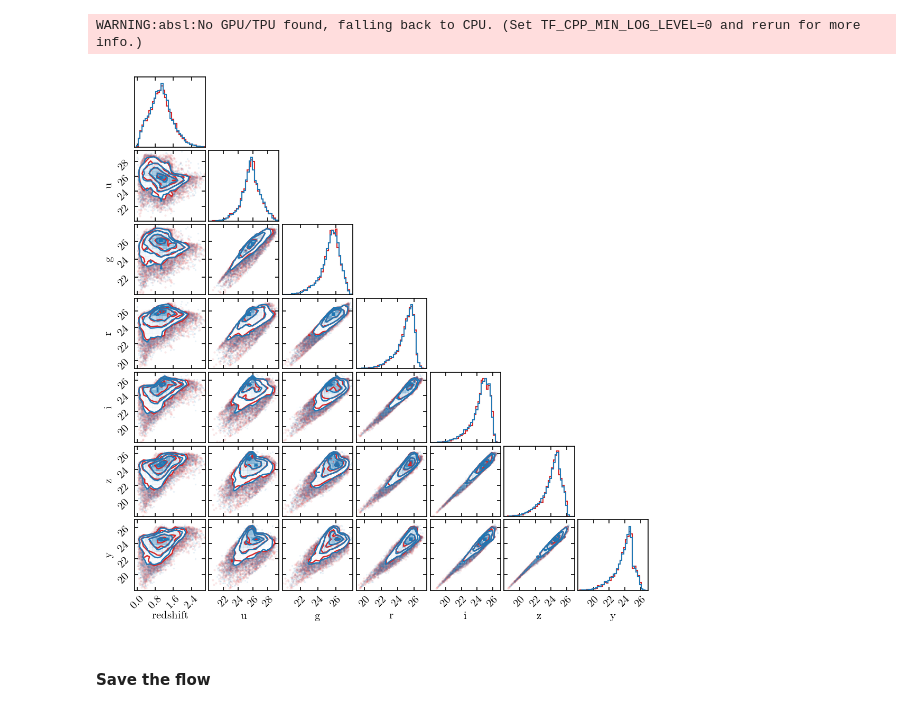
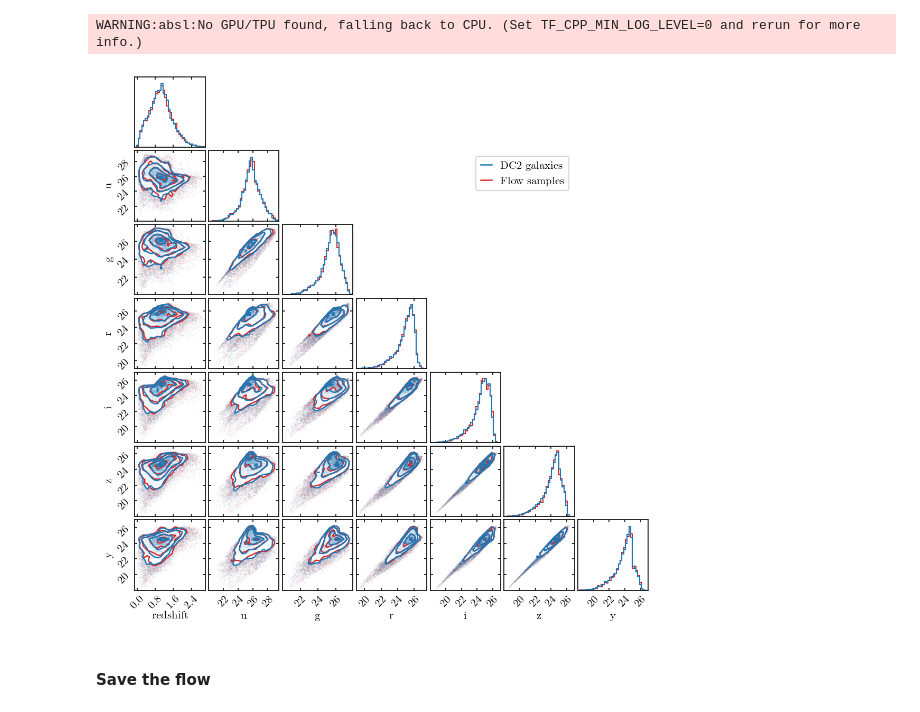
Before and after one commit to jfcrenshaw/pzflow-paper-2021, a Jupyter notebook: forward-modeling/main-flow.ipynb, the cells around one changed output. Saved outputs shown, nothing was run; the diff lists cells and outputs as text; code cells hidden in the pictures.

Commit message:
Created the new conditional corner plot and updated the style of the regular corner plot.

```diff
--- a/forward-modeling/main-flow.ipynb
+++ b/forward-modeling/main-flow.ipynb
@@ -16,6 +17,8 @@ from pzflow.distributions import Joint, Normal, Uniform
 plt.style.use('../paper.mplstyle')
 twocol = 7.1014
 onecol = 3.35
+mpl.rcParams["xtick.major.size"] = 2.5
+mpl.rcParams["ytick.major.size"] = 2.5
 # %% [markdown]
 #### Load the DC2 data
 # %%
@@ -135,16 +138,24 @@ samples = flow.sample(10000, seed=0)
 # %%
 fig = plt.figure(figsize=(twocol, twocol))
 
 ranges = [(-0.1,3), (20,29.5), (20,27.9), (19,27.5), (18,27), (18,27), (18,27)]
 
-corner.corner(trainset[:10000], fig=fig, bins=20, range=ranges, hist_bin_factor=2, color='C3',
+corner.corner(trainset[:10000], fig=fig, bins=20, range=ranges, hist_bin_factor=2, color='C3', data_kwargs={"marker":"."},
               labels=["redshift", "u", "g", "r", "i", "z", "y"])
 
-corner.corner(samples, fig=fig, color='C0', bins=20, range=ranges, hist_bin_factor=2, data_kwargs={'ms':1.5})
+corner.corner(samples, fig=fig, color='C0', bins=20, range=ranges, hist_bin_factor=2, data_kwargs={"marker":"."})
+
+# extract the axes
+axes = onp.array(fig.axes).reshape((7, 7))
+
+# create the legend
+axes[1,5].plot([], [], c="C0", label="DC2 galaxies")
+axes[1,5].plot([], [], c="C3", label="Flow samples")
+axes[1,5].legend(handlelength=1, loc="upper right")
 
 fig.savefig("figures/flow-corner.pdf")
 # %% [output]
-[figure, old version]
+[figure, new version]
 # %% [markdown]
 #### Save the flow
 # %%
```
Also changed, not shown: parts of 1 cell of this notebook, 5 other files.
